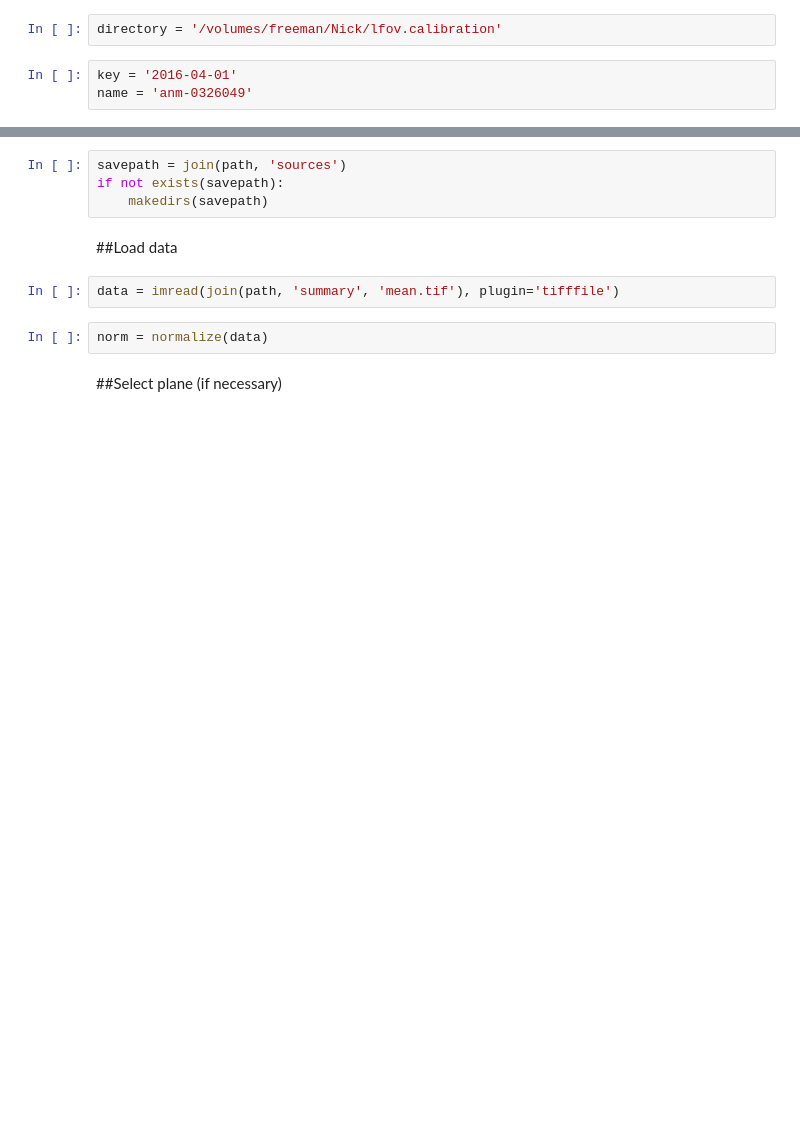
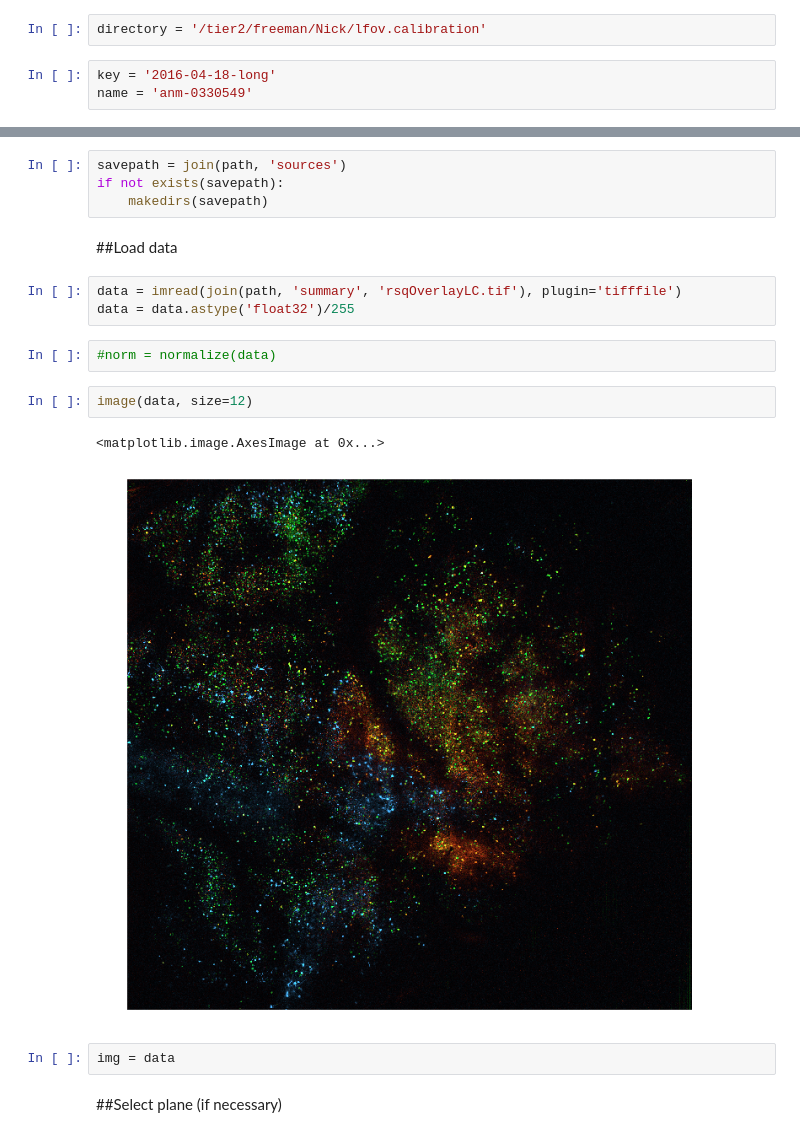
Before and after one commit to sofroniewn/2P-RAM-pipeline, a Jupyter notebook: notebooks/sources-draw.ipynb, the cells around one changed output, grey strips where cells are left out. Saved outputs shown, nothing was run; the diff lists cells and outputs as text; blank space fills up the shorter version.

```diff
--- a/notebooks/sources-draw.ipynb
+++ b/notebooks/sources-draw.ipynb
@@ -40,10 +36,10 @@ def normalize(oim):
 # %% [markdown]
 ##Set directory and session information
 # %%
-directory = '/volumes/freeman/Nick/lfov.calibration'
+directory = '/tier2/freeman/Nick/lfov.calibration'
 # %%
-key = '2016-04-01'
-name = 'anm-0326049'
+key = '2016-04-18-long'
+name = 'anm-0330549'
 # %%
 path = join(directory, 'reprocessed', name, key)
 print exists(path)
@@ -58,9 +54,17 @@ if not exists(savepath):
 # %% [markdown]
 ##Load data
 # %%
-data = imread(join(path, 'summary', 'mean.tif'), plugin='tifffile')
+data = imread(join(path, 'summary', 'rsqOverlayLC.tif'), plugin='tifffile')
+data = data.astype('float32')/255
 # %%
-norm = normalize(data)
+#norm = normalize(data)
+# %%
+image(data, size=12)
+# %% [output]
+<matplotlib.image.AxesImage at 0x...>
+[figure, added]
+# %%
+img = data
 # %% [markdown]
 ##Select plane (if necessary)
 # %%
```
Also changed, not shown: parts of 2 cells of this notebook.
